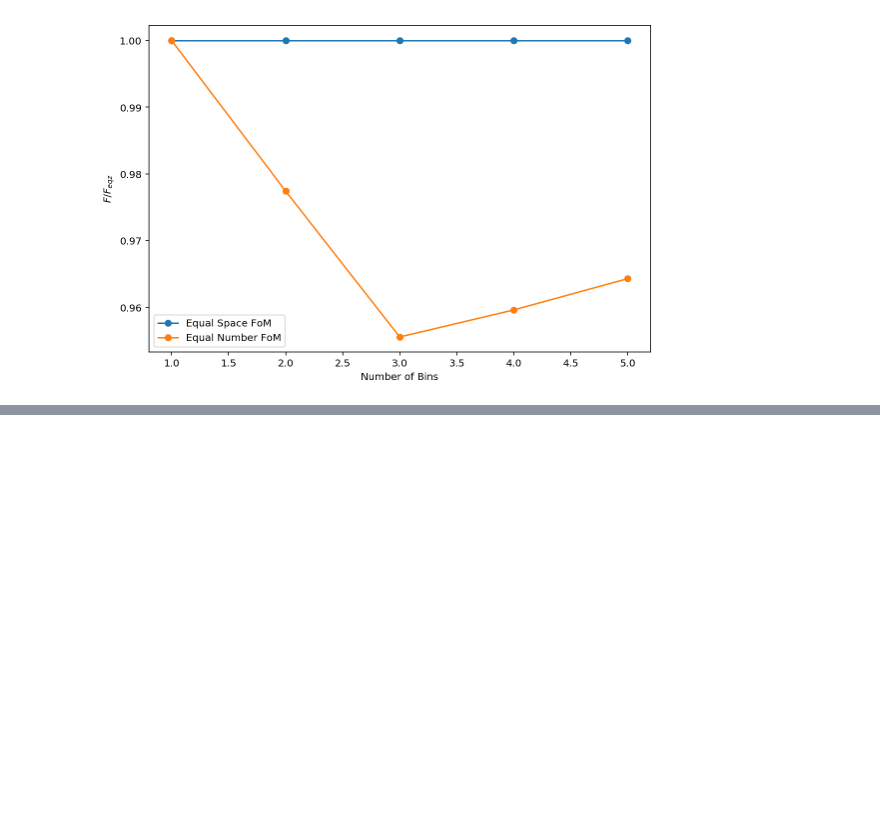
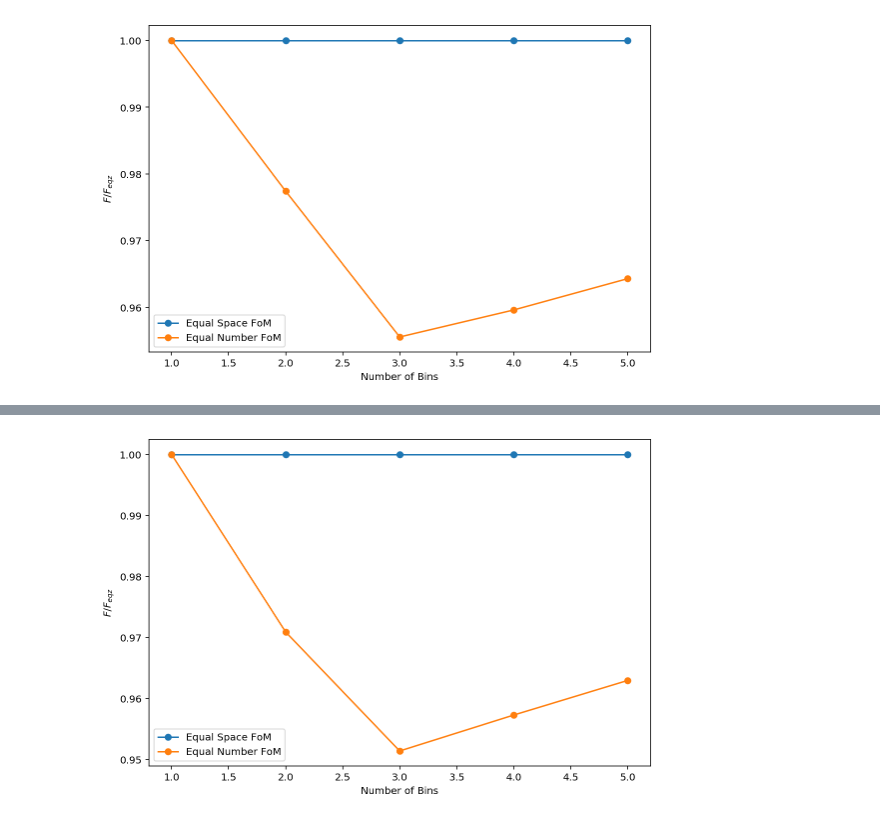
Before and after one commit to MarkusMichaelRau/Fisher, a Jupyter notebook: notebooks/comparing_binning_methods.ipynb, the cells around one changed output, grey strips where cells are left out. Saved outputs shown, nothing was run; the diff lists cells and outputs as text; code cells hidden in the pictures; blank space fills up the shorter version.

```diff
--- a/notebooks/comparing_binning_methods.ipynb
+++ b/notebooks/comparing_binning_methods.ipynb
@@ -108,0 +153,11 @@ plt.show()
+# %%
+df2 = df.copy()
+# %%
+df2["Equal Space FoM"] = df2["Equal Space FoM"]/df["Equal Space FoM"]
+df2["Equal Number FoM"] = df2["Equal Number FoM"]/df["Equal Space FoM"]
+# %%
+df2.plot(style='-o', figsize=(9,6))
+plt.ylabel("$F/F_{eqz}$")
+plt.show()
+# %% [output]
+[figure, added]
```
Also changed, not shown: parts of 11 cells of this notebook.
